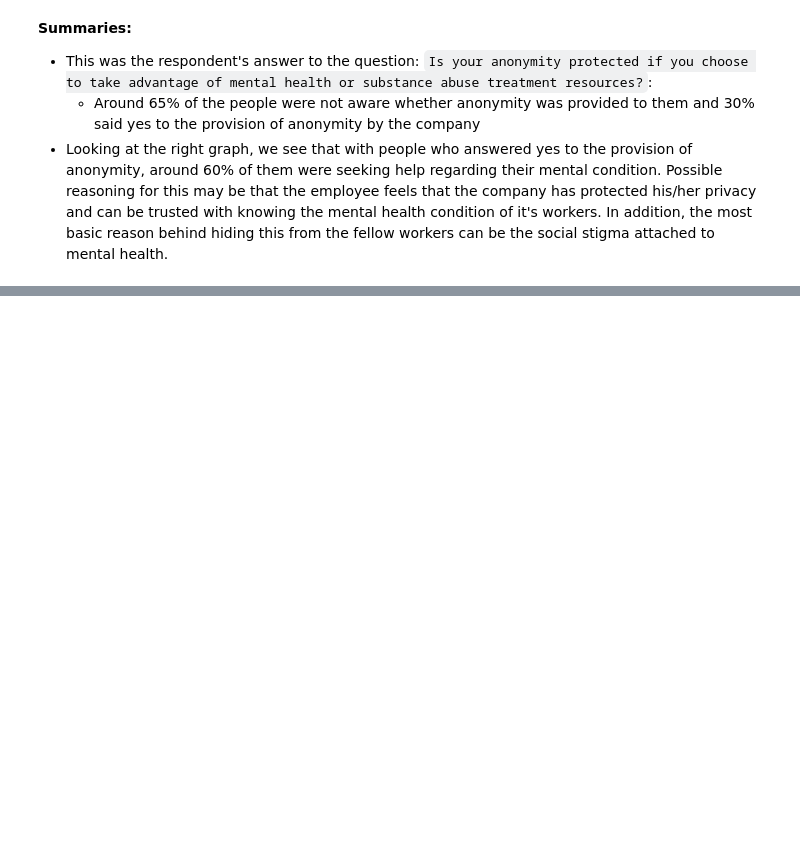
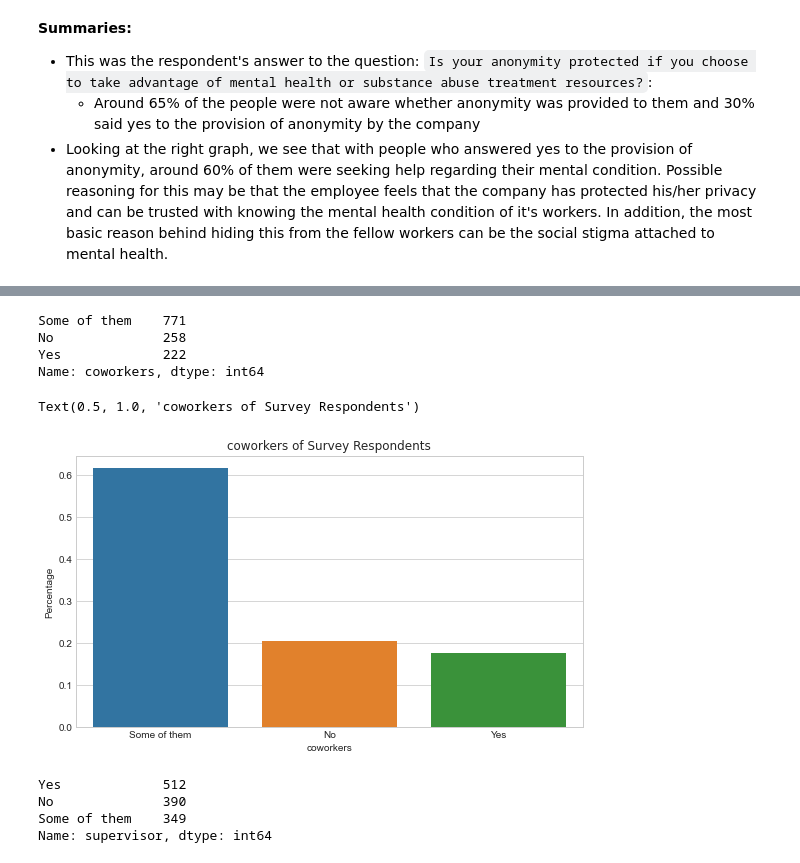
Before and after one commit to Phatdz02/programming-for-data-science, a Jupyter notebook: 20127272-19127237.ipynb, the cells around one changed output, grey strips where cells are left out. Saved outputs shown, nothing was run; the diff lists cells and outputs as text; code cells hidden in the pictures; blank space fills up the shorter version.

```diff
--- a/20127272-19127237.ipynb
+++ b/20127272-19127237.ipynb
@@ -844,0 +842,23 @@ findfont: Font family 'Pagul' not found.
+# %%
+df['coworkers'].value_counts()
+# %% [output]
+Some of them    771
+No              258
+Yes             222
+Name: coworkers, dtype: int64
+# %%
+plt.figure(figsize = (20,5))
+plt.subplot(1,2,1)
+eda_percentage = df['coworkers'].value_counts(normalize = True).rename_axis('coworkers').reset_index(name = 'Percentage')
+sns.barplot(x = 'coworkers', y = 'Percentage', data = eda_percentage)
+plt.title('coworkers of Survey Respondents', fontname="Pagul")
+# %% [output]
+Text(0.5, 1.0, 'coworkers of Survey Respondents')
+[figure, added]
+# %%
+df['supervisor'].value_counts()
+# %% [output]
+Yes             512
+No              390
+Some of them    349
+Name: supervisor, dtype: int64
```
Also changed, not shown: parts of 54 cells of this notebook.
